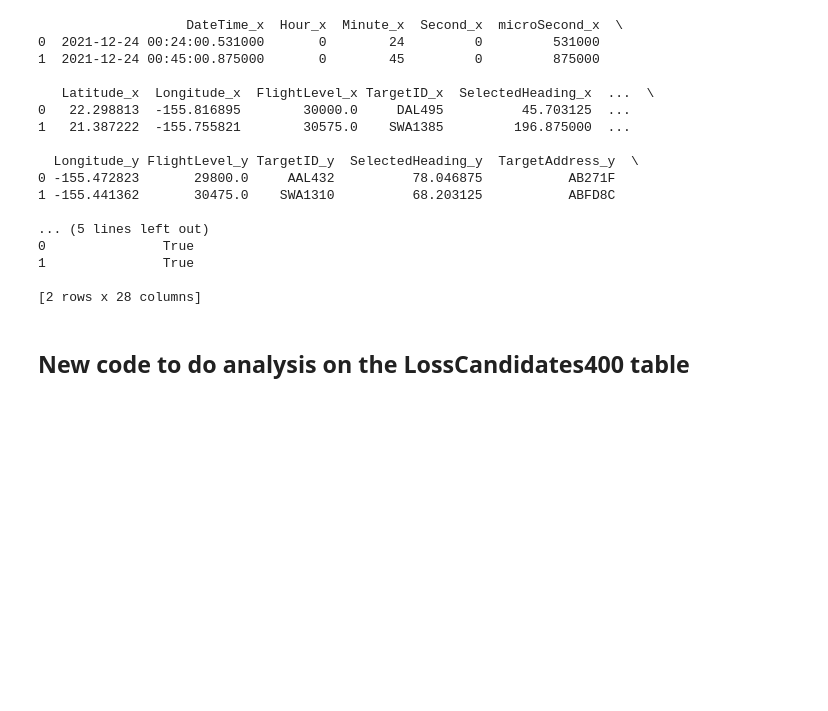
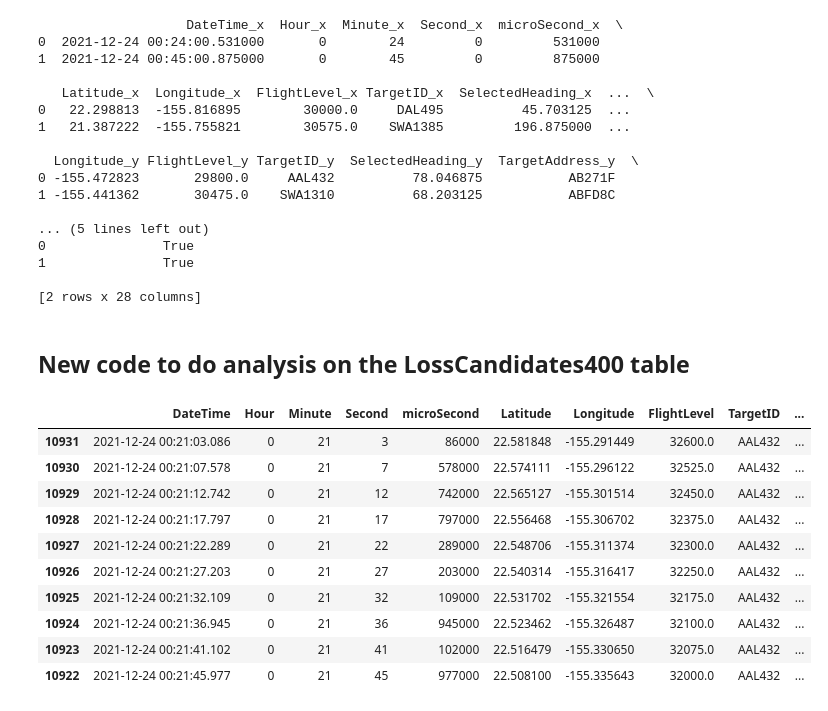
Before and after one commit to DAEN690-S22-OA/OceanicAirspaceProject, a Jupyter notebook: VerticalSep_V2.ipynb, the cells around one changed output. Cells and saved outputs as stored; diff of their text form; code cells hidden in the pictures; blank space fills up the shorter version.

Commit message:
Flight information at +/- 3 minute

```diff
--- a/VerticalSep_V2.ipynb
+++ b/VerticalSep_V2.ipynb
@@ -446,3 +446,36 @@ print(LossCandidates400)
 # %% [markdown]
 New code to do analysis on the LossCandidates400 table
 -----------------------------------------------------------
+# %%
+def recordsTable(x):
+  flight_x = LossCandidates400['TargetID_x'][x]
+  flight_y = LossCandidates400['TargetID_y'][x]
+  hour = LossCandidates400['Hour_x'][x]
+  minute = LossCandidates400['Minute_x'][x]
+
+  flightInformation = allAircraftData.loc[((allAircraftData['TargetID'] == flight_x) | (allAircraftData['TargetID'] == flight_y)) &
+                                          ((allAircraftData['Minute'] >= (minute - 3)) & (allAircraftData['Minute'] <= (minute + 3))) &
+                                          ((allAircraftData['Hour'] == hour))]
+
+
+  return flightInformation.sort_values(by=['TargetID','Minute', 'Second'])
+# %%
+analysisResults400 = pd.DataFrame()
+
+x = 0 #Location -> this will eventually become a for loop to loop through all of the records, for now focusing on developing for one
+#Get the data for the flight at +/- 3 minutes from when the loss of separation was flagged to be under 400 ft
+flightData = recordsTable(x)
+
+flightData.head(10)
+# %% [output]
+|  | DateTime | Hour | Minute | Second | microSecond | Latitude | Longitude | FlightLevel | TargetID | ... |
+| 10931 | 2021-12-24 00:21:03.086 | 0 | 21 | 3 | 86000 | 22.581848 | -155.291449 | 32600.0 | AAL432 | ... |
+| 10930 | 2021-12-24 00:21:07.578 | 0 | 21 | 7 | 578000 | 22.574111 | -155.296122 | 32525.0 | AAL432 | ... |
+| 10929 | 2021-12-24 00:21:12.742 | 0 | 21 | 12 | 742000 | 22.565127 | -155.301514 | 32450.0 | AAL432 | ... |
+| 10928 | 2021-12-24 00:21:17.797 | 0 | 21 | 17 | 797000 | 22.556468 | -155.306702 | 32375.0 | AAL432 | ... |
+| 10927 | 2021-12-24 00:21:22.289 | 0 | 21 | 22 | 289000 | 22.548706 | -155.311374 | 32300.0 | AAL432 | ... |
+| 10926 | 2021-12-24 00:21:27.203 | 0 | 21 | 27 | 203000 | 22.540314 | -155.316417 | 32250.0 | AAL432 | ... |
+| 10925 | 2021-12-24 00:21:32.109 | 0 | 21 | 32 | 109000 | 22.531702 | -155.321554 | 32175.0 | AAL432 | ... |
+| 10924 | 2021-12-24 00:21:36.945 | 0 | 21 | 36 | 945000 | 22.523462 | -155.326487 | 32100.0 | AAL432 | ... |
+| 10923 | 2021-12-24 00:21:41.102 | 0 | 21 | 41 | 102000 | 22.516479 | -155.330650 | 32075.0 | AAL432 | ... |
+| 10922 | 2021-12-24 00:21:45.977 | 0 | 21 | 45 | 977000 | 22.508100 | -155.335643 | 32000.0 | AAL432 | ... |
```
Also changed, not shown: parts of 2 cells of this notebook.
